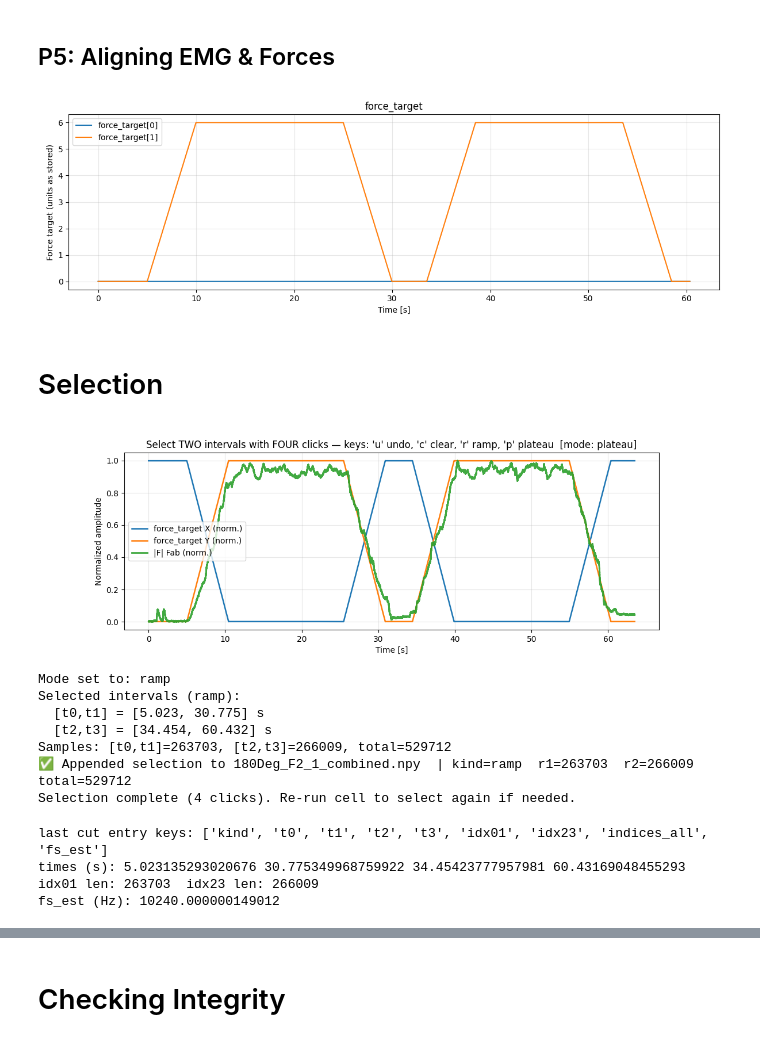
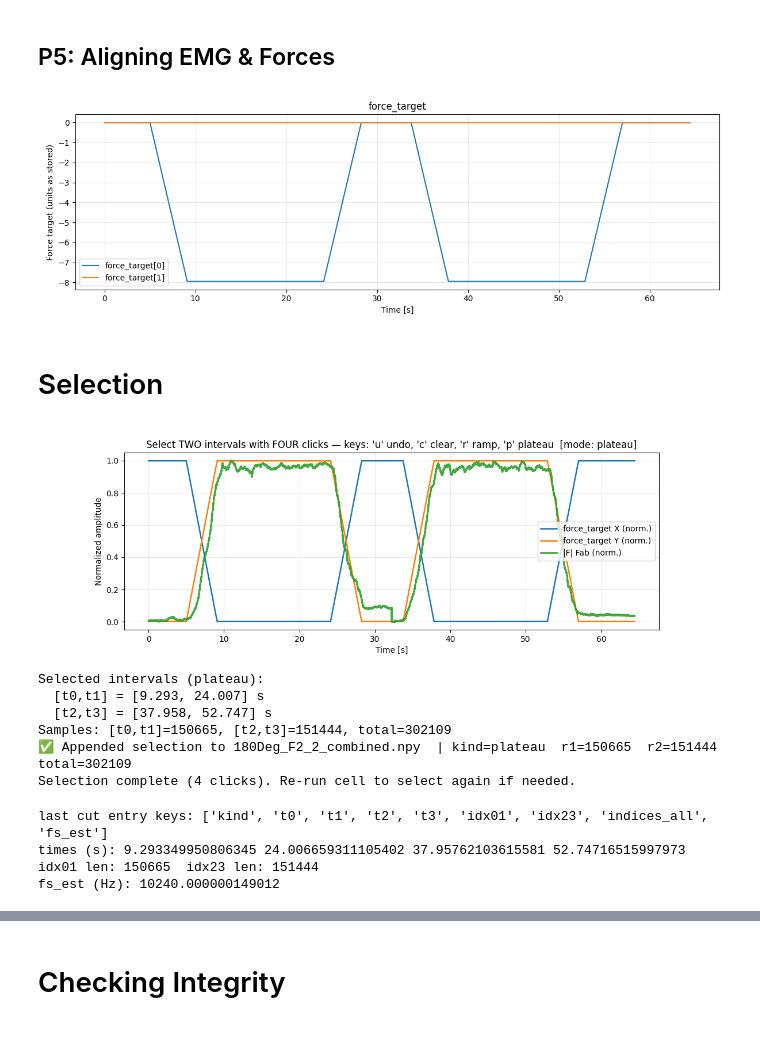
Before and after one commit to Jihagen/IntMS_EEG, a Jupyter notebook: data/preprocessing/forces.ipynb, the cells around one changed output, grey strips where cells are left out. Cells and saved outputs as stored; diff of their text form; code cells hidden in the pictures.

```diff
--- a/data/preprocessing/forces.ipynb
+++ b/data/preprocessing/forces.ipynb
@@ -1007,7 +1007,7 @@ import numpy as np
 import matplotlib.pyplot as plt
 
 # --- set your file path ---
-path = "/Users/juliahagen/IntMS_EEG/data/preprocessing/P5_combined/90Deg_F1_1_combined.npy"  # <- change me
+path = "/Users/juliahagen/IntMS_EEG/data/preprocessing/P3_combined/180Deg_F2_2_combined.npy"  # <- change me
 
 # --- load ---
 d  = np.load(path, allow_pickle=True).item()
@@ -1038,7 +1038,7 @@ plt.grid(True, alpha=0.3)
 plt.tight_layout()
 plt.show()
 # %% [output]
-[figure, old version]
+[figure, new version]
 # %% [markdown]
 # Selection
 # %%
@@ -1046,8 +1046,7 @@ import numpy as np
 import matplotlib.pyplot as plt
 from pathlib import Path
 
-# --- Load your combined file ---
-path = "/Users/juliahagen/IntMS_EEG/data/preprocessing/P5_combined/180Deg_F2_1_combined.npy"  # <- change this
+# --- Load your combined file ---  # <- change this
 data = np.load(path, allow_pickle=True).item()
 
 t   = np.asarray(data["time_s"])
@@ -1203,40 +1202,39 @@ def onkey(event):
             sp.remove()
 
         fig.canvas.draw()
         print(f"Undid line at x={x_removed:.3f}. Remaining: {len(selected_points)} line(s).")
 
     elif event.key == 'c':
         while vlines:
             vlines.pop().remove()
         while spans:
             spans.pop().remove()
         selected_points.clear()
         fig.canvas.draw()
         print("Cleared all lines and spans.")
 
     elif event.key == 'r':  # NEW: switch to ramp mode
         segment_kind = "ramp"
         _set_title()
         fig.canvas.draw()
         print("Mode set to: ramp")
 
     elif event.key == 'p':  # NEW: switch to plateau mode
         segment_kind = "plateau"
         _set_title()
         fig.canvas.draw()
         print("Mode set to: plateau")
 
 cid = fig.canvas.mpl_connect('button_press_event', onclick)
 kid = fig.canvas.mpl_connect('key_press_event', onkey)
 plt.show()
 # %% [output]
-[figure, old version]
+[figure, new version]
-Mode set to: ramp
-Selected intervals (ramp):
-  [t0,t1] = [5.023, 30.775] s
-  [t2,t3] = [34.454, 60.432] s
-Samples: [t0,t1]=263703, [t2,t3]=266009, total=529712
-✅ Appended selection to 180Deg_F2_1_combined.npy  | kind=ramp  r1=263703  r2=266009  total=529712
+Selected intervals (plateau):
+  [t0,t1] = [9.293, 24.007] s
+  [t2,t3] = [37.958, 52.747] s
+Samples: [t0,t1]=150665, [t2,t3]=151444, total=302109
+✅ Appended selection to 180Deg_F2_2_combined.npy  | kind=plateau  r1=150665  r2=151444  total=302109
 Selection complete (4 clicks). Re-run cell to select again if needed.
 # %%
 import numpy as np
@@ -1252,8 +1250,8 @@ print("idx01 len:", len(last["idx01"]), " idx23 len:", len(last["idx23"]))
 print("fs_est (Hz):", last["fs_est"])
 # %% [output]
 last cut entry keys: ['kind', 't0', 't1', 't2', 't3', 'idx01', 'idx23', 'indices_all', 'fs_est']
-times (s): 5.023135293020676 30.775349968759922 34.45423777957981 60.43169048455293
-idx01 len: 263703  idx23 len: 266009
+times (s): 9.293349950806345 24.006659311105402 37.95762103615581 52.74716515997973
+idx01 len: 150665  idx23 len: 151444
 fs_est (Hz): 10240.000000149012
 # %%
 import numpy as np
```
Also changed, not shown: parts of 4 cells of this notebook, 3 other files.
